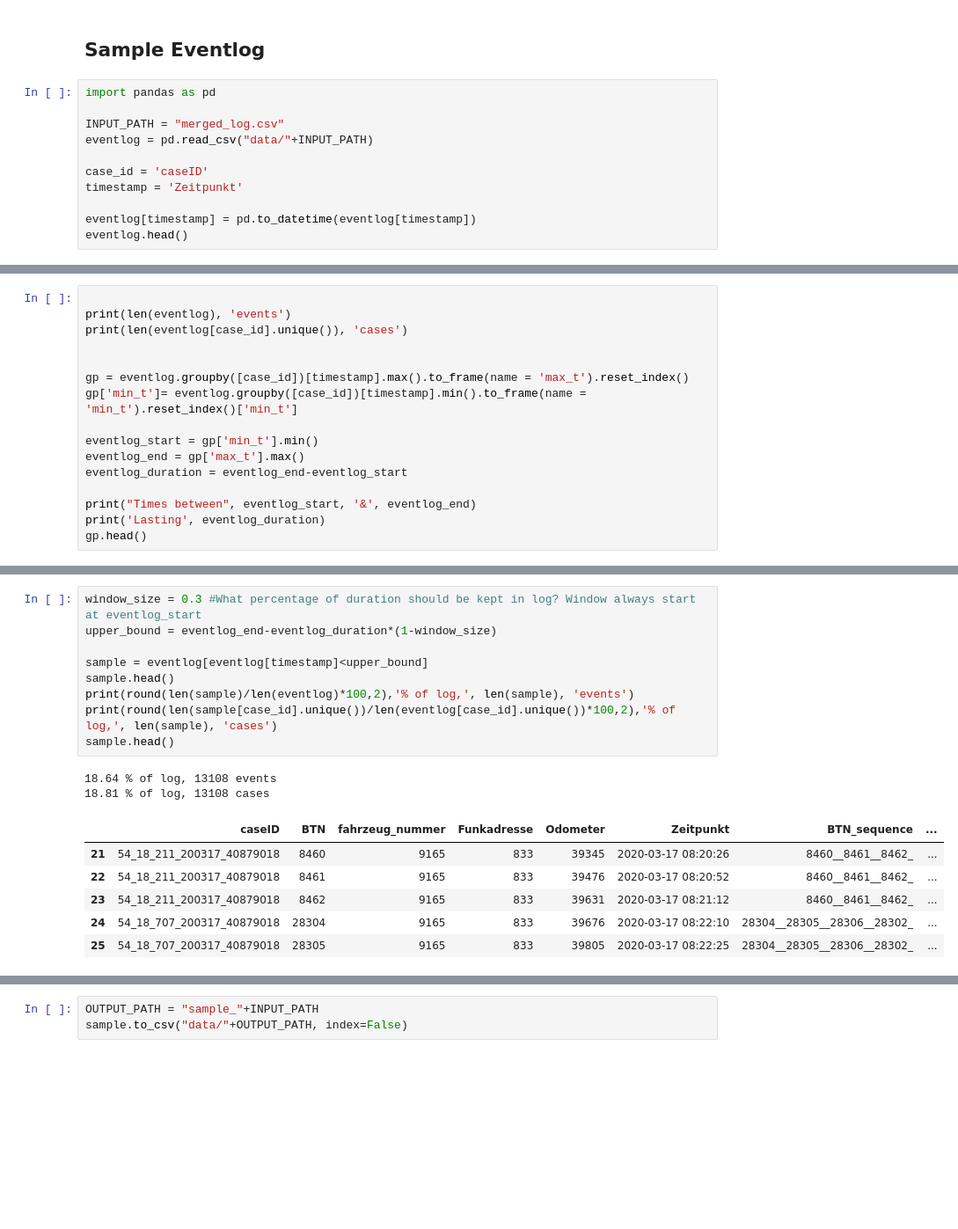
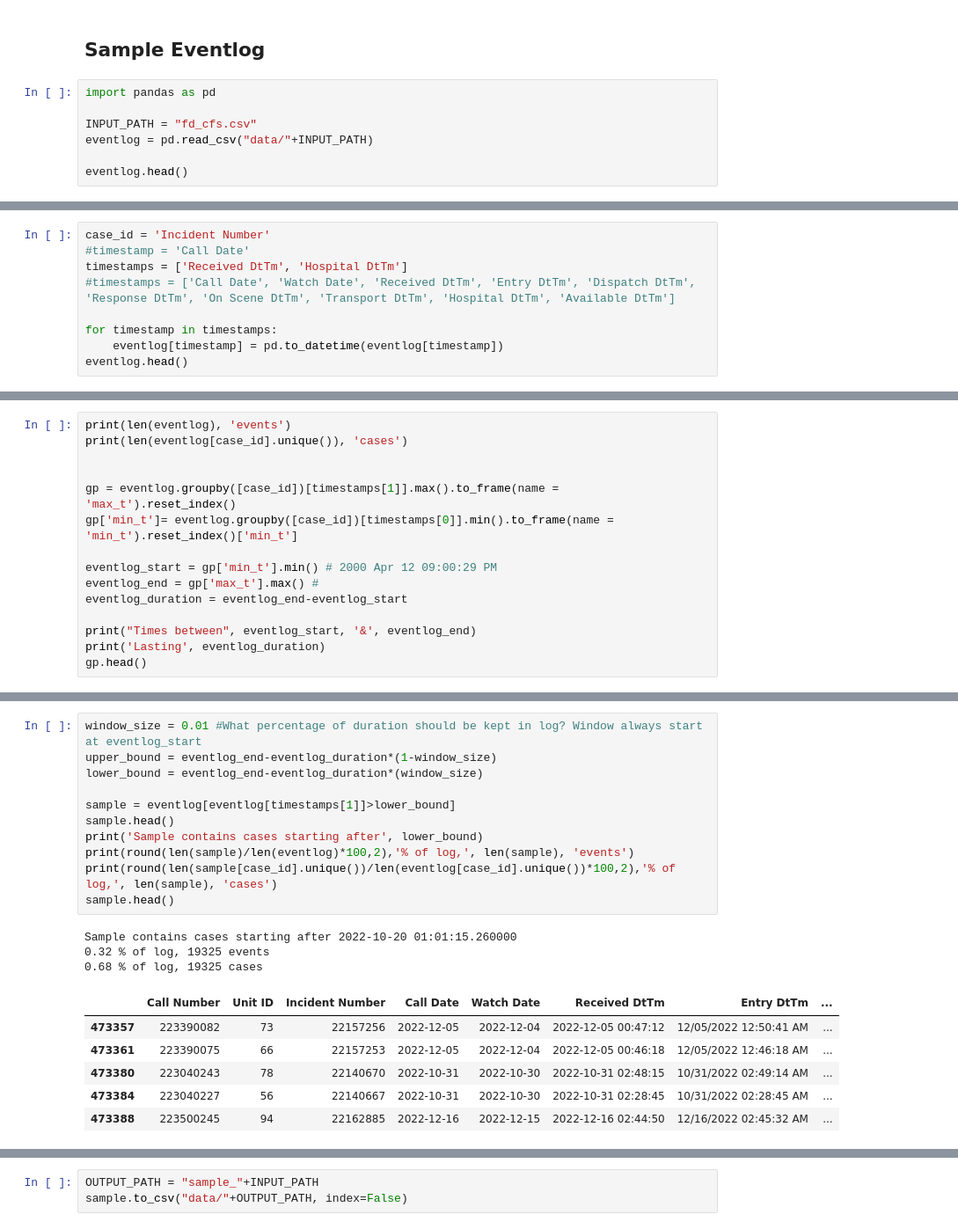
Before and after one commit to andreamalhera/TSMC, a Jupyter notebook: preprocessing_fd_cfs.ipynb, the cells around one changed output, grey strips where cells are left out. Shown at 88% size. Drawn from its saved outputs; the diff is of its cells as text; blank space fills up the shorter version.

Commit message:
Sample fire department data

```diff
--- a/preprocessing_fd_cfs.ipynb
+++ b/preprocessing_fd_cfs.ipynb
@@ -3,12 +3,8 @@
 # %%
 import pandas as pd
 
-INPUT_PATH = "merged_log.csv"
+INPUT_PATH = "fd_cfs.csv"
 eventlog = pd.read_csv("data/"+INPUT_PATH)
 
-case_id = 'caseID'
-timestamp = 'Zeitpunkt'
-
-eventlog[timestamp] = pd.to_datetime(eventlog[timestamp])
 eventlog.head()
 # %% [output]
@@ -20,0 +32,9 @@ eventlog.head()
+# %%
+case_id = 'Incident Number'
+#timestamp = 'Call Date'
+timestamps = ['Received DtTm', 'Hospital DtTm']
+#timestamps = ['Call Date', 'Watch Date', 'Received DtTm', 'Entry DtTm', 'Dispatch DtTm', 'Response DtTm', 'On Scene DtTm', 'Transport DtTm', 'Hospital DtTm', 'Available DtTm']
+
+for timestamp in timestamps:
+    eventlog[timestamp] = pd.to_datetime(eventlog[timestamp])
+eventlog.head()
@@ -21,14 +49,13 @@ eventlog.head()
 # %%
-
 print(len(eventlog), 'events')
 print(len(eventlog[case_id].unique()), 'cases')
 
 
-gp = eventlog.groupby([case_id])[timestamp].max().to_frame(name = 'max_t').reset_index()
-gp['min_t']= eventlog.groupby([case_id])[timestamp].min().to_frame(name = 'min_t').reset_index()['min_t']
+gp = eventlog.groupby([case_id])[timestamps[1]].max().to_frame(name = 'max_t').reset_index()
+gp['min_t']= eventlog.groupby([case_id])[timestamps[0]].min().to_frame(name = 'min_t').reset_index()['min_t']
 
-eventlog_start = gp['min_t'].min()
-eventlog_end = gp['max_t'].max()
+eventlog_start = gp['min_t'].min() # 2000 Apr 12 09:00:29 PM
+eventlog_end = gp['max_t'].max() #
 eventlog_duration = eventlog_end-eventlog_start
 
 print("Times between", eventlog_start, '&', eventlog_end)
@@ -61,18 +88,21 @@ plt.show()
 # %%
-window_size = 0.3 #What percentage of duration should be kept in log? Window always start at eventlog_start
+window_size = 0.01 #What percentage of duration should be kept in log? Window always start at eventlog_start
 upper_bound = eventlog_end-eventlog_duration*(1-window_size)
+lower_bound = eventlog_end-eventlog_duration*(window_size)
 
-sample = eventlog[eventlog[timestamp]<upper_bound]
+sample = eventlog[eventlog[timestamps[1]]>lower_bound]
 sample.head()
+print('Sample contains cases starting after', lower_bound)
 print(round(len(sample)/len(eventlog)*100,2),'% of log,', len(sample), 'events')
 print(round(len(sample[case_id].unique())/len(eventlog[case_id].unique())*100,2),'% of log,', len(sample), 'cases')
 sample.head()
 # %% [output]
-18.64 % of log, 13108 events
-18.81 % of log, 13108 cases
+Sample contains cases starting after 2022-10-20 01:01:15.260000
+0.32 % of log, 19325 events
+0.68 % of log, 19325 cases
-|  | caseID | BTN | fahrzeug_nummer | Funkadresse | Odometer | Zeitpunkt | BTN_sequence | ... |
-| 21 | 54_18_211_200317_40879018 | 8460 | 9165 | 833 | 39345 | 2020-03-17 08:20:26 | 8460__8461__8462_ | ... |
-| 22 | 54_18_211_200317_40879018 | 8461 | 9165 | 833 | 39476 | 2020-03-17 08:20:52 | 8460__8461__8462_ | ... |
-| 23 | 54_18_211_200317_40879018 | 8462 | 9165 | 833 | 39631 | 2020-03-17 08:21:12 | 8460__8461__8462_ | ... |
-| 24 | 54_18_707_200317_40879018 | 28304 | 9165 | 833 | 39676 | 2020-03-17 08:22:10 | 28304__28305__28306__28302_ | ... |
-| 25 | 54_18_707_200317_40879018 | 28305 | 9165 | 833 | 39805 | 2020-03-17 08:22:25 | 28304__28305__28306__28302_ | ... |
+|  | Call Number | Unit ID | Incident Number | Call Date | Watch Date | Received DtTm | Entry DtTm | ... |
+| 473357 | 223390082 | 73 | 22157256 | 2022-12-05 | 2022-12-04 | 2022-12-05 00:47:12 | 12/05/2022 12:50:41 AM | ... |
+| 473361 | 223390075 | 66 | 22157253 | 2022-12-05 | 2022-12-04 | 2022-12-05 00:46:18 | 12/05/2022 12:46:18 AM | ... |
+| 473380 | 223040243 | 78 | 22140670 | 2022-10-31 | 2022-10-30 | 2022-10-31 02:48:15 | 10/31/2022 02:49:14 AM | ... |
+| 473384 | 223040227 | 56 | 22140667 | 2022-10-31 | 2022-10-30 | 2022-10-31 02:28:45 | 10/31/2022 02:28:45 AM | ... |
+| 473388 | 223500245 | 94 | 22162885 | 2022-12-16 | 2022-12-15 | 2022-12-16 02:44:50 | 12/16/2022 02:45:32 AM | ... |
```
Also changed, not shown: parts of 6 cells of this notebook.
